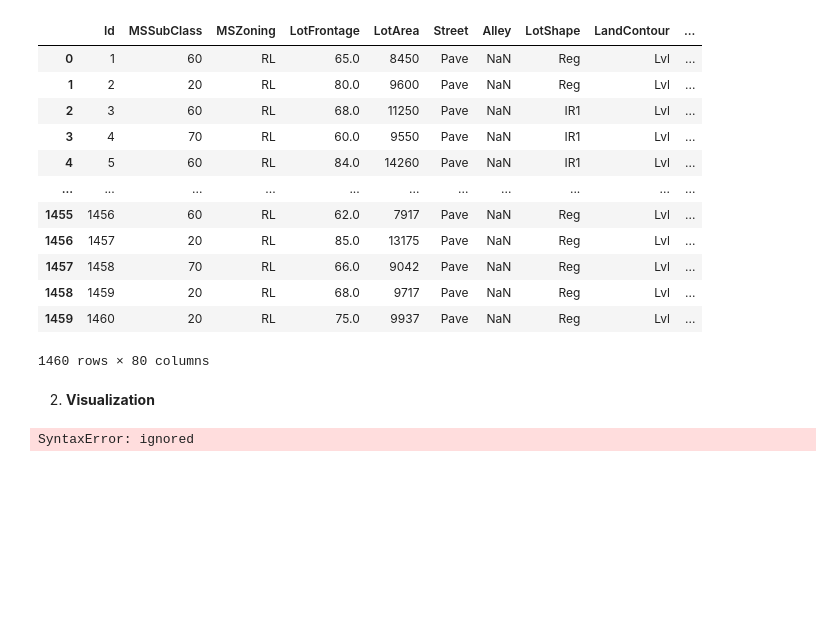
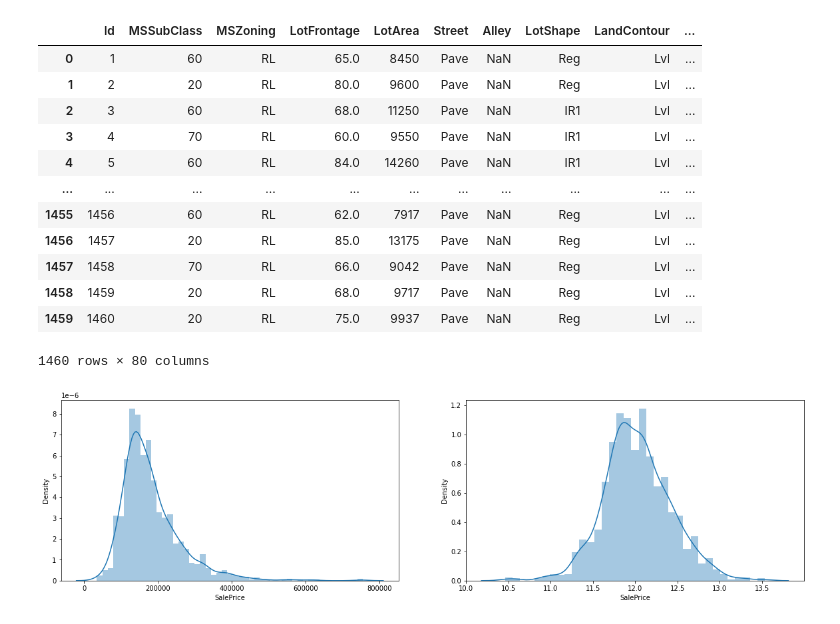
Before and after one commit to marudengi/TensorFlow, a Jupyter notebook: practice_for_kaggle.ipynb, the cells around one changed output. Drawn from its saved outputs; the diff is of its cells as text; code cells hidden in the pictures; blank space fills up the shorter version.

```diff
--- a/practice_for_kaggle.ipynb
+++ b/practice_for_kaggle.ipynb
@@ -145,11 +148,10 @@ X_train
 | 1458 | 1459 | 20 | RL | 68.0 | 9717 | Pave | NaN | Reg | Lvl | ... |
 | 1459 | 1460 | 20 | RL | 75.0 | 9937 | Pave | NaN | Reg | Lvl | ... |
 1460 rows × 80 columns
-# %% [markdown]
-2.   **Visualization**
 # %%
-f, ax = plt.subplots(1,1,figsize=(10,5))
-sns.distplot(x=train['SalePrice'],train,ax=ax)
+f, ax = plt.subplots(1,2,figsize=(20,5))
+sns.distplot(train['SalePrice'],ax=ax[0])
+sns.distplot(np.log(train['SalePrice']), ax=ax[1])
 plt.show()
 # %% [output]
-SyntaxError: ignored
+[figure, added]
```
Also changed, not shown: parts of 11 cells of this notebook.
